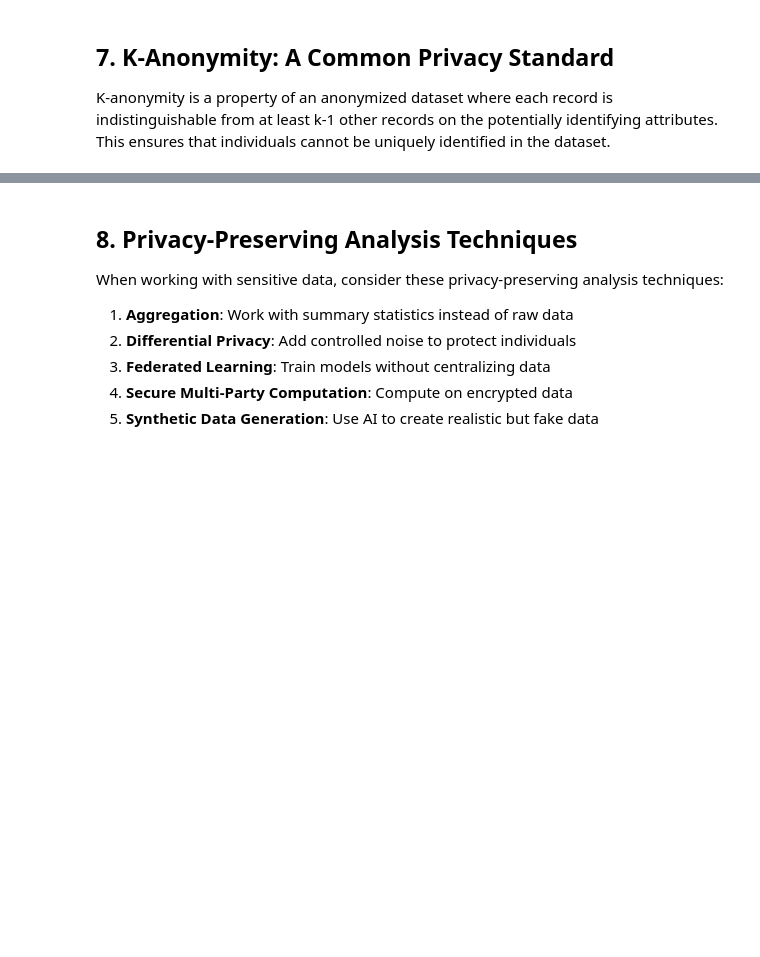
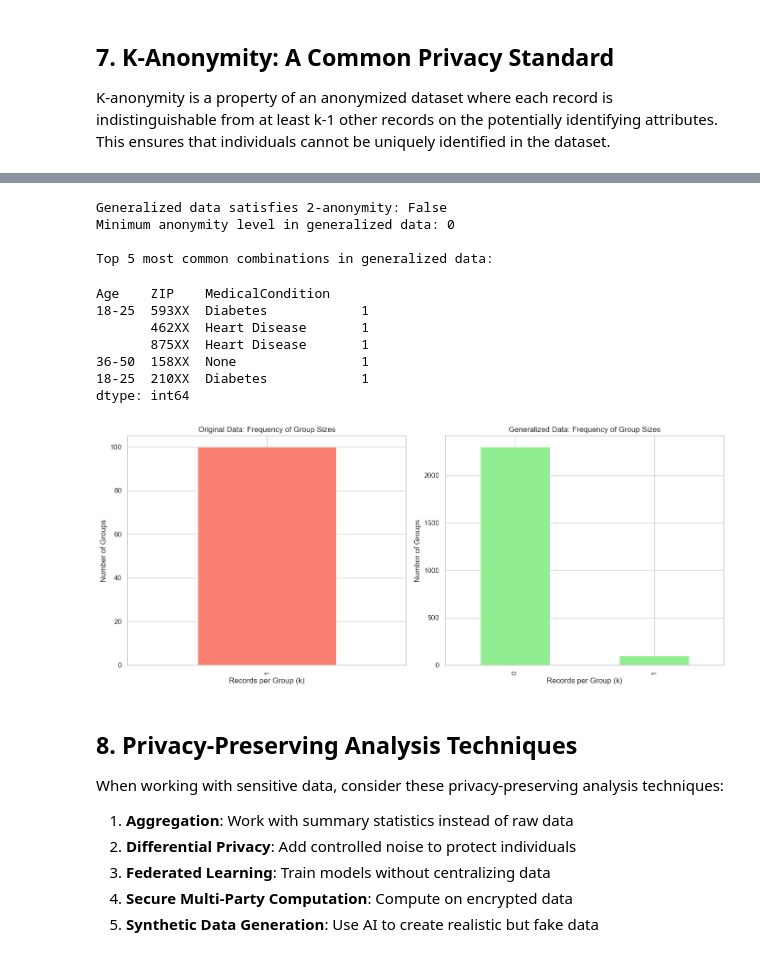
Before and after one commit to pavelklos/ai-ml, a Jupyter notebook: 1-DS/01-01-20.ipynb, the cells around one changed output, grey strips where cells are left out. Drawn from its saved outputs; the diff is of its cells as text; code cells hidden in the pictures; blank space fills up the shorter version.

```diff
--- a/1-DS/01-01-20.ipynb
+++ b/1-DS/01-01-20.ipynb
@@ -267,0 +335,67 @@ plt.show()
+# %%
+# Implement a basic k-anonymity check function
+def check_k_anonymity(data, quasi_identifiers, k=2):
+    """
+    Check if the dataset satisfies k-anonymity for the given quasi-identifiers.
+
+    Parameters:
+    data (pandas.DataFrame): Dataset to check
+    quasi_identifiers (list): List of column names that act as quasi-identifiers
+    k (int): Minimum number of records that should share the same values for quasi-identifiers
+
+    Returns:
+    bool: True if k-anonymity is satisfied, False otherwise
+    """
+    # Group by the combination of quasi-identifiers and count occurrences
+    group_counts = data.groupby(quasi_identifiers, observed=False).size()
+
+    # Check if all groups have at least k records
+    is_k_anonymous = all(count >= k for count in group_counts)
+
+    # Get minimum anonymity level
+    min_anonymity = group_counts.min() if len(group_counts) > 0 else 0
+
+    return is_k_anonymous, min_anonymity, group_counts
+
+# Define quasi-identifiers
+quasi_identifiers = ['Age', 'ZIP', 'MedicalCondition']
+
+# Check k-anonymity on original data
+k_anon_original, min_anon_original, groups_original = check_k_anonymity(
+    personal_data, quasi_identifiers, k=2
+)
+
+# Check k-anonymity on generalized data
+k_anon_generalized, min_anon_generalized, groups_generalized = check_k_anonymity(
+    anonymized_data_2, quasi_identifiers, k=2
+)
+
+print(f"Original data satisfies 2-anonymity: {k_anon_original}")
+print(f"Minimum anonymity level in original data: {min_anon_original}")
+print("\nTop 5 most common combinations in original data:")
+display(groups_original.sort_values(ascending=False).head(5))
+
+print(f"\nGeneralized data satisfies 2-anonymity: {k_anon_generalized}")
+print(f"Minimum anonymity level in generalized data: {min_anon_generalized}")
+print("\nTop 5 most common combinations in generalized data:")
+display(groups_generalized.sort_values(ascending=False).head(5))
+
+# Calculate frequency of each k value in original vs generalized data
+original_k_freq = groups_original.value_counts().sort_index()
+generalized_k_freq = groups_generalized.value_counts().sort_index()
+
+# Plot comparison
+fig, ax = plt.subplots(1, 2, figsize=(14, 6))
+original_k_freq.plot.bar(ax=ax[0], color='salmon')
+ax[0].set_title('Original Data: Frequency of Group Sizes')
+ax[0].set_xlabel('Records per Group (k)')
+ax[0].set_ylabel('Number of Groups')
+
+generalized_k_freq.plot.bar(ax=ax[1], color='lightgreen')
+ax[1].set_title('Generalized Data: Frequency of Group Sizes')
+ax[1].set_xlabel('Records per Group (k)')
+ax[1].set_ylabel('Number of Groups')
+
+plt.tight_layout()
+plt.show()
+# %% [output]
@@ -268,3 +413,15 @@ plt.show()
+Generalized data satisfies 2-anonymity: False
+Minimum anonymity level in generalized data: 0
+
+Top 5 most common combinations in generalized data:
+Age    ZIP    MedicalCondition
+18-25  593XX  Diabetes            1
+       462XX  Heart Disease       1
+       875XX  Heart Disease       1
+36-50  158XX  None                1
+18-25  210XX  Diabetes            1
+dtype: int64
+[figure, added]
 # %% [markdown]
 ## 8. Privacy-Preserving Analysis Techniques
 
```
Also changed, not shown: parts of 14 cells of this notebook.
